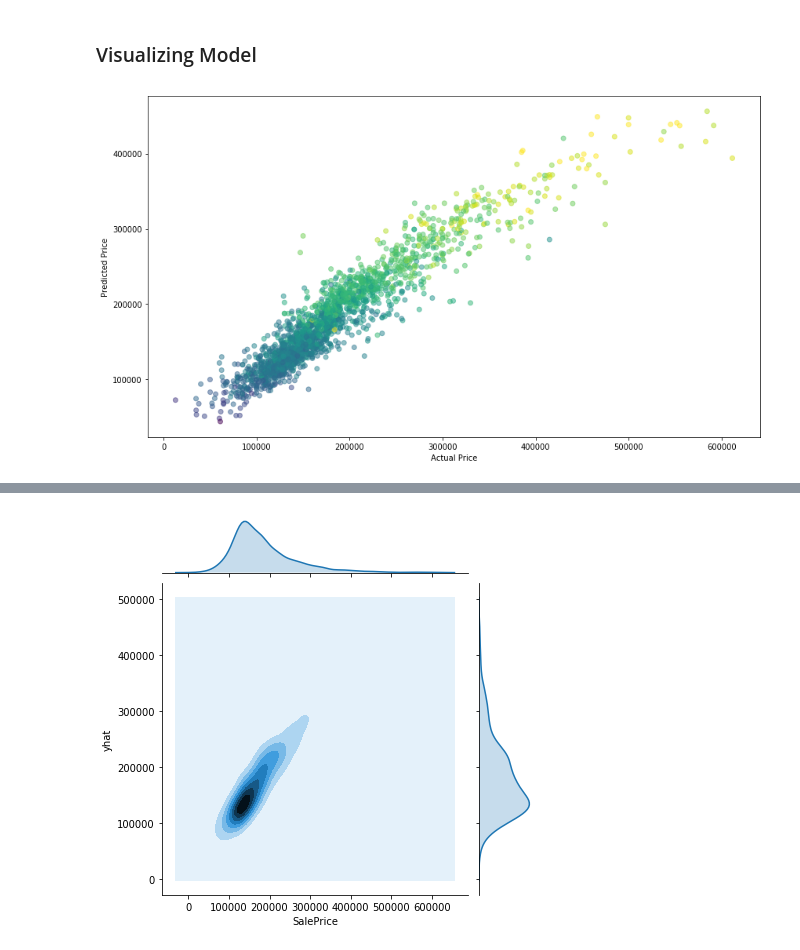
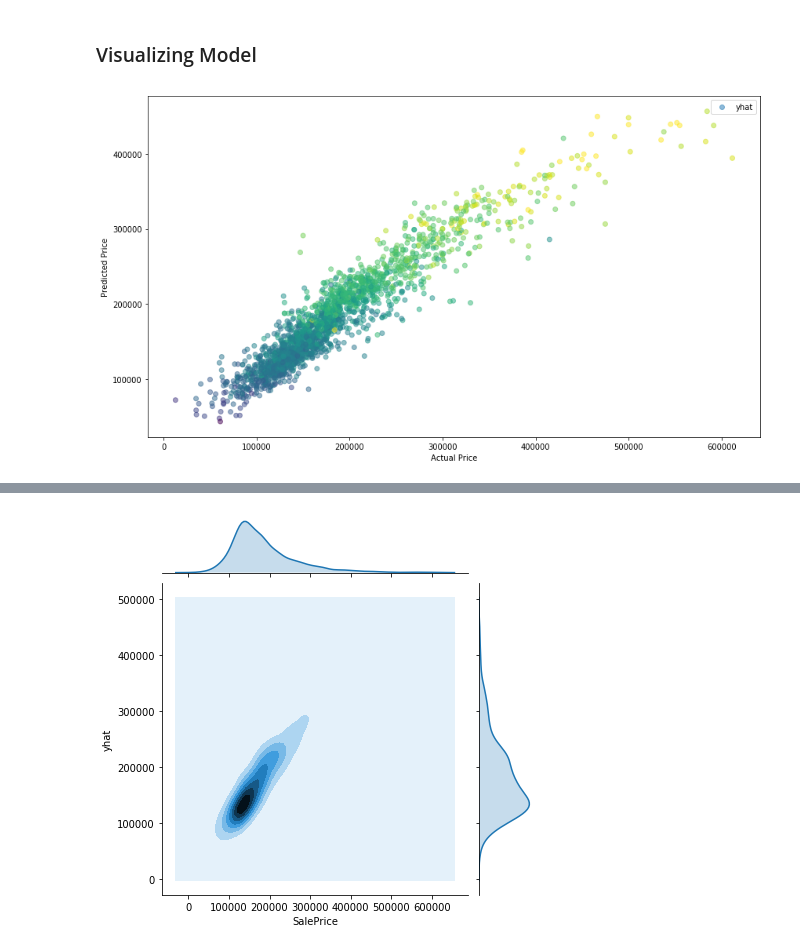
Before and after one commit to jalovejoy/modeling_housing_prices, a Jupyter notebook: code/4_modeling.ipynb, the cells around one changed output, grey strips where cells are left out. Drawn from its saved outputs; the diff is of its cells as text; code cells hidden in the pictures.

```diff
--- a/code/4_modeling.ipynb
+++ b/code/4_modeling.ipynb
@@ -210,9 +210,10 @@ df['error'] = df['yhat'] - df['SalePrice']
 # %%
 ## Plotting the actuals against the predictions to find outliers
 ## Coloring model with one of my features (I looked at a few)
 plt.figure(figsize=(14,8))
 plt.xlabel('Actual Price')
 plt.ylabel("Predicted Price")
 plt.scatter(df['SalePrice'], df['yhat'], c=df['QualMetric'], alpha=.5, cmap='viridis');
+plt.legend();
 # %% [output]
-[figure, old version]
+[figure, new version]
```
Also changed, not shown: parts of 6 cells of this notebook, 1 other file.
